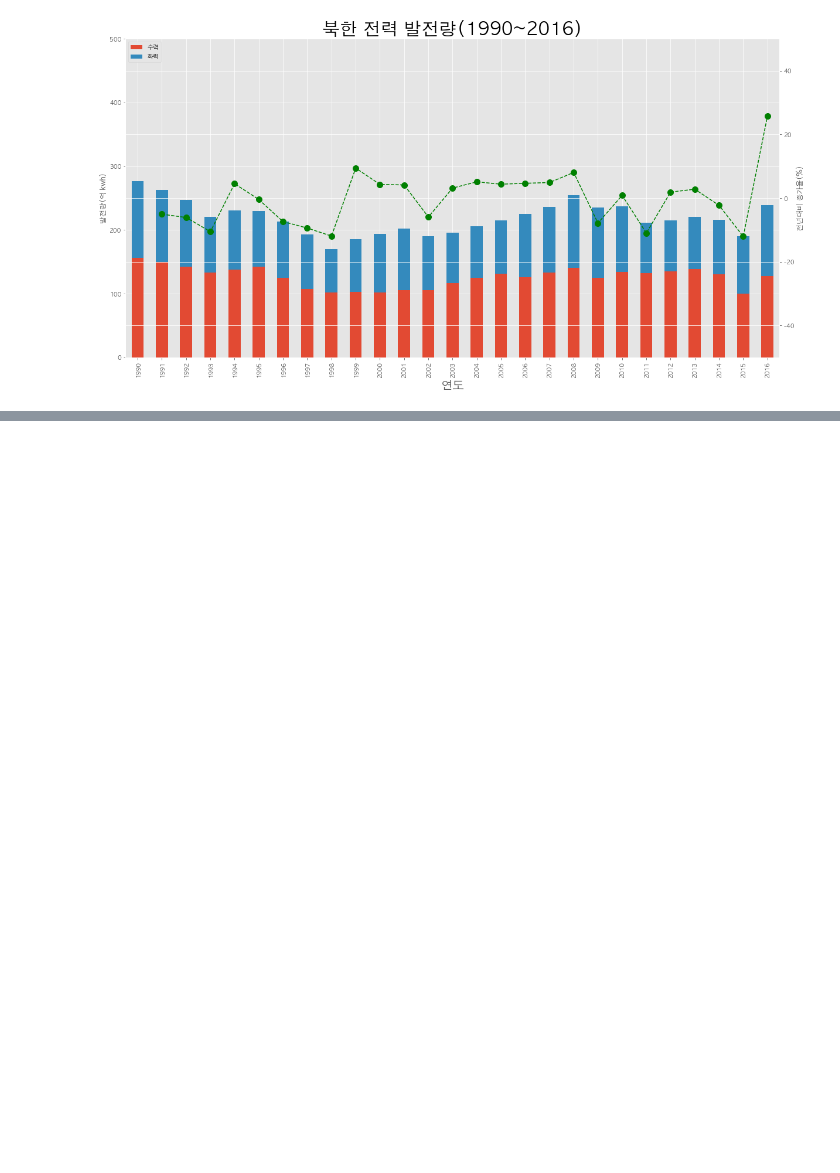
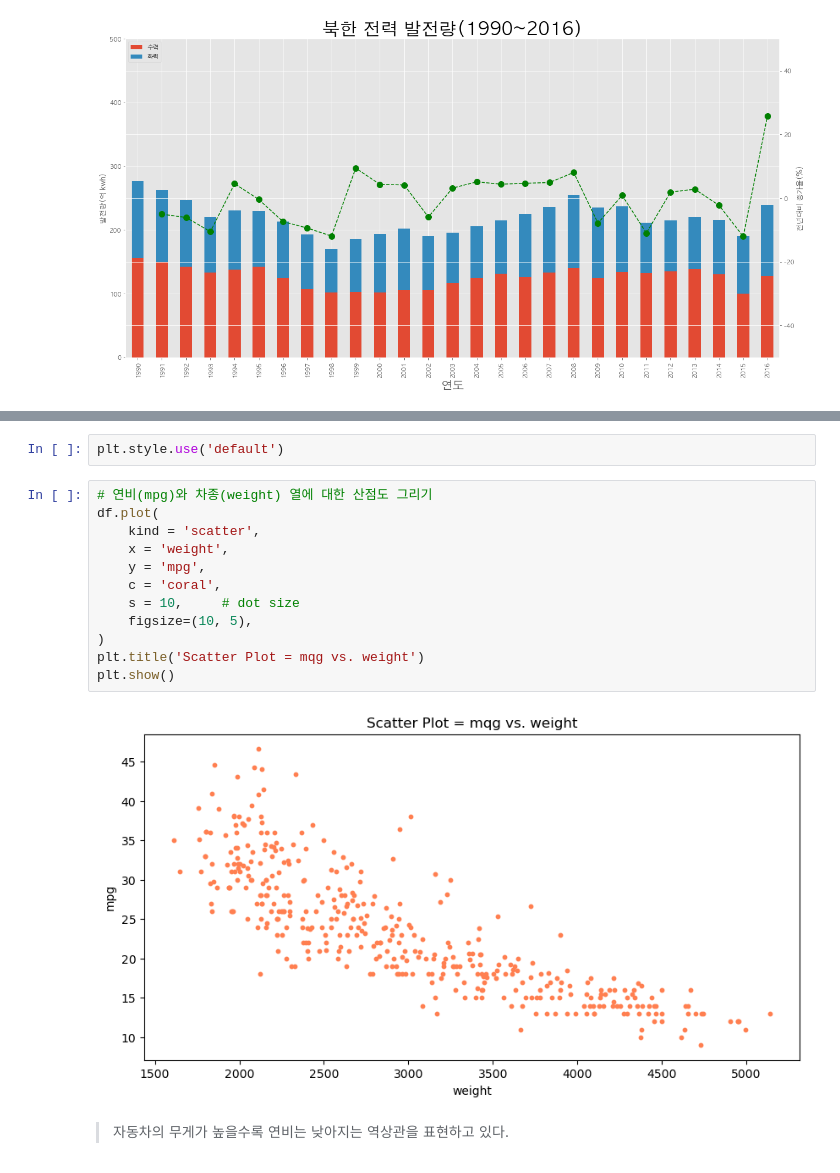
Before and after one commit to jjhwnn/Python, a Jupyter notebook: 3.DataAnalysis/Note/09.시각화도구.ipynb, the cells around one changed output, grey strips where cells are left out. Drawn from its saved outputs; the diff is of its cells as text; blank space fills up the shorter version.

```diff
--- a/3.DataAnalysis/Note/09.시각화도구.ipynb
+++ b/3.DataAnalysis/Note/09.시각화도구.ipynb
@@ -136,0 +191,18 @@ plt.show()
+# %%
+plt.style.use('default')
+# %%
+# 연비(mpg)와 차종(weight) 열에 대한 산점도 그리기
+df.plot(
+    kind = 'scatter',
+    x = 'weight',
+    y = 'mpg',
+    c = 'coral',
+    s = 10,     # dot size
+    figsize=(10, 5),
+)
+plt.title('Scatter Plot = mqg vs. weight')
+plt.show()
+# %% [output]
+[figure, added]
+# %% [markdown]
+> 자동차의 무게가 높을수록 연비는 낮아지는 역상관을 표현하고 있다.
```
Also changed, not shown: parts of 27 cells of this notebook, 11 other files.
